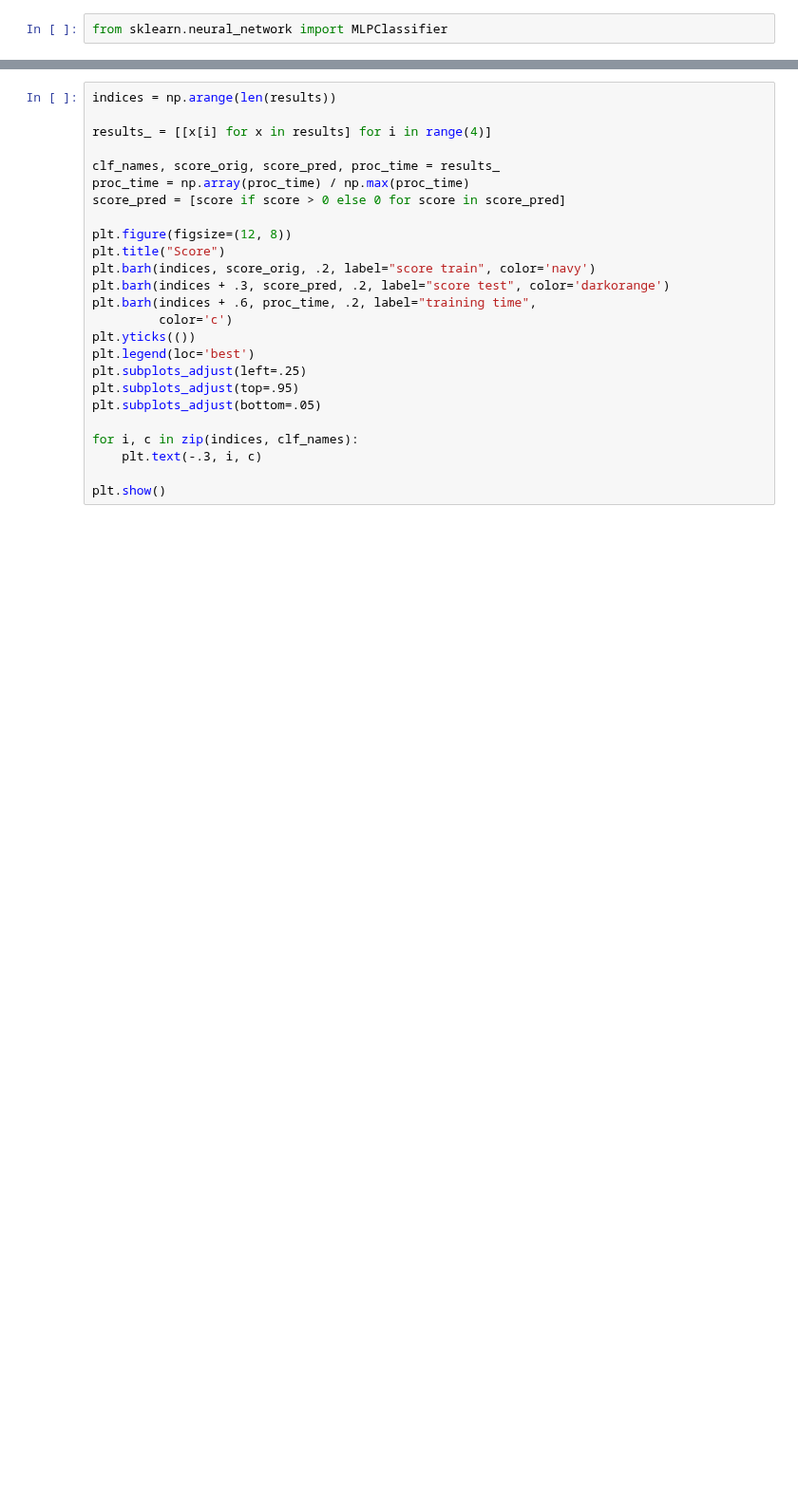
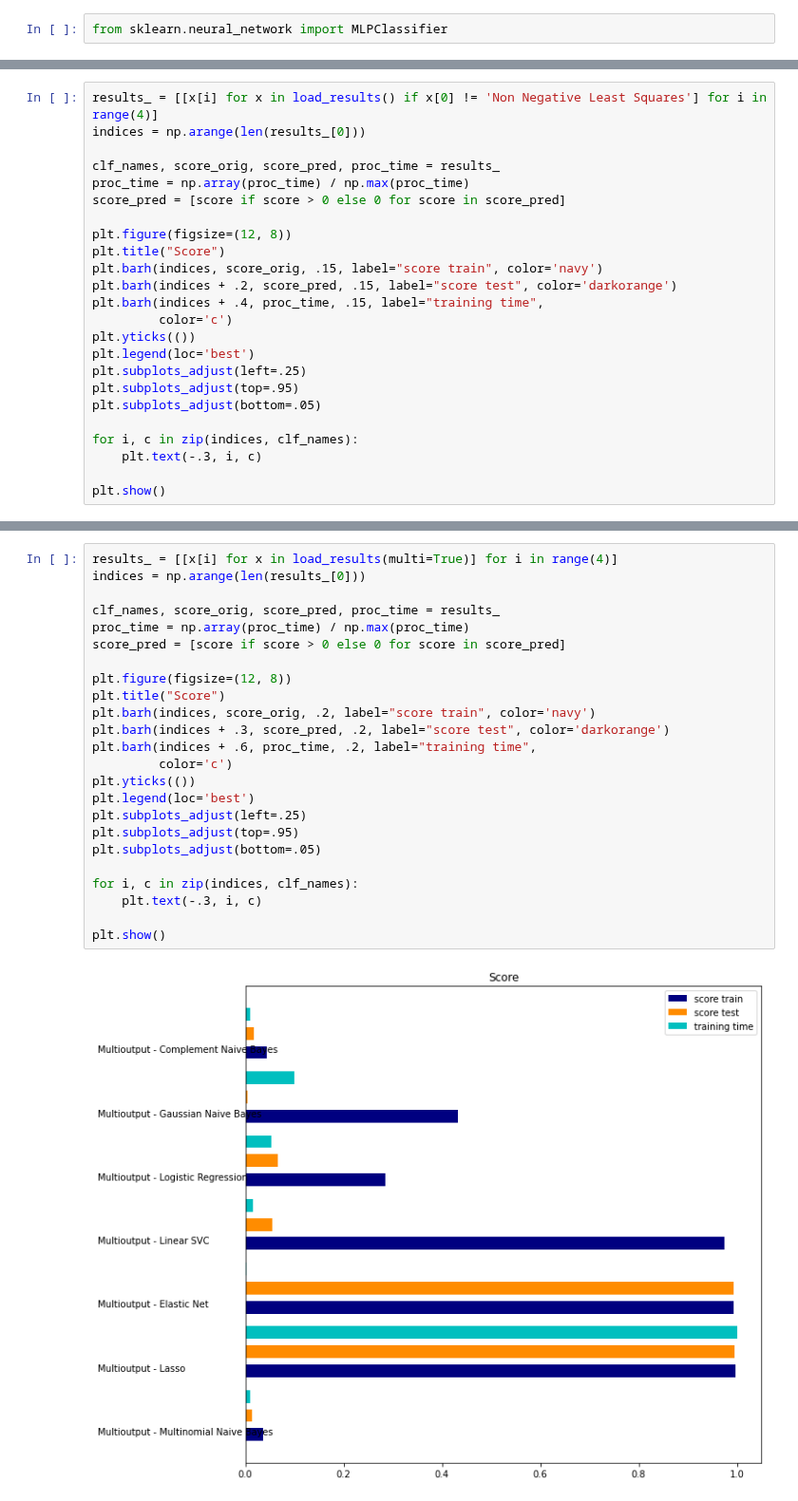
Before and after one commit to gefei-htw/academia_tag_recommender, a Jupyter notebook: notebooks/4.0-me-classification.ipynb, the cells around one changed output, grey strips where cells are left out. Shown at 95% size. Cells and saved outputs as stored; diff of their text form; blank space fills up the shorter version.

```diff
--- a/notebooks/4.0-me-classification.ipynb
+++ b/notebooks/4.0-me-classification.ipynb
@@ -299,0 +352,24 @@ test_classifier('Neural Network',
+# %%
+results_ = [[x[i] for x in load_results() if x[0] != 'Non Negative Least Squares'] for i in range(4)]
+indices = np.arange(len(results_[0]))
+
+clf_names, score_orig, score_pred, proc_time = results_
+proc_time = np.array(proc_time) / np.max(proc_time)
+score_pred = [score if score > 0 else 0 for score in score_pred]
+
+plt.figure(figsize=(12, 8))
+plt.title("Score")
+plt.barh(indices, score_orig, .15, label="score train", color='navy')
+plt.barh(indices + .2, score_pred, .15, label="score test", color='darkorange')
+plt.barh(indices + .4, proc_time, .15, label="training time",
+         color='c')
+plt.yticks(())
+plt.legend(loc='best')
+plt.subplots_adjust(left=.25)
+plt.subplots_adjust(top=.95)
+plt.subplots_adjust(bottom=.05)
+
+for i, c in zip(indices, clf_names):
+    plt.text(-.3, i, c)
+
+plt.show()
@@ -311,25 +435,26 @@ for result in results:
 # %%
-indices = np.arange(len(results))
-
-results_ = [[x[i] for x in results] for i in range(4)]
+results_ = [[x[i] for x in load_results(multi=True)] for i in range(4)]
+indices = np.arange(len(results_[0]))
 
 clf_names, score_orig, score_pred, proc_time = results_
 proc_time = np.array(proc_time) / np.max(proc_time)
 score_pred = [score if score > 0 else 0 for score in score_pred]
 
 plt.figure(figsize=(12, 8))
 plt.title("Score")
 plt.barh(indices, score_orig, .2, label="score train", color='navy')
 plt.barh(indices + .3, score_pred, .2, label="score test", color='darkorange')
 plt.barh(indices + .6, proc_time, .2, label="training time",
          color='c')
 plt.yticks(())
 plt.legend(loc='best')
 plt.subplots_adjust(left=.25)
 plt.subplots_adjust(top=.95)
 plt.subplots_adjust(bottom=.05)
 
 for i, c in zip(indices, clf_names):
     plt.text(-.3, i, c)
 
 plt.show()
+# %% [output]
+[figure, added]
```
Also changed, not shown: parts of 60 cells of this notebook.
